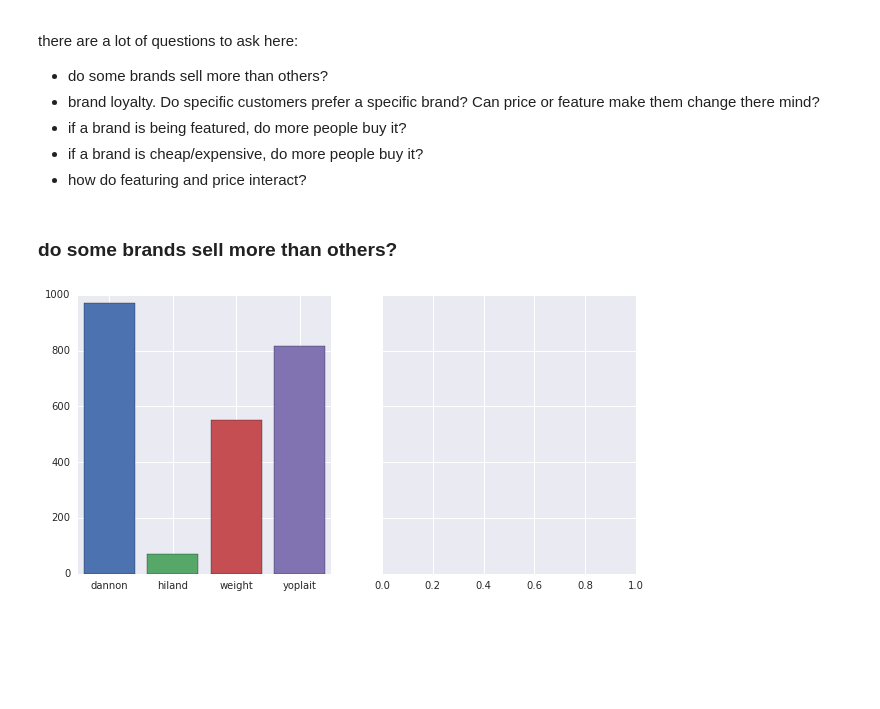
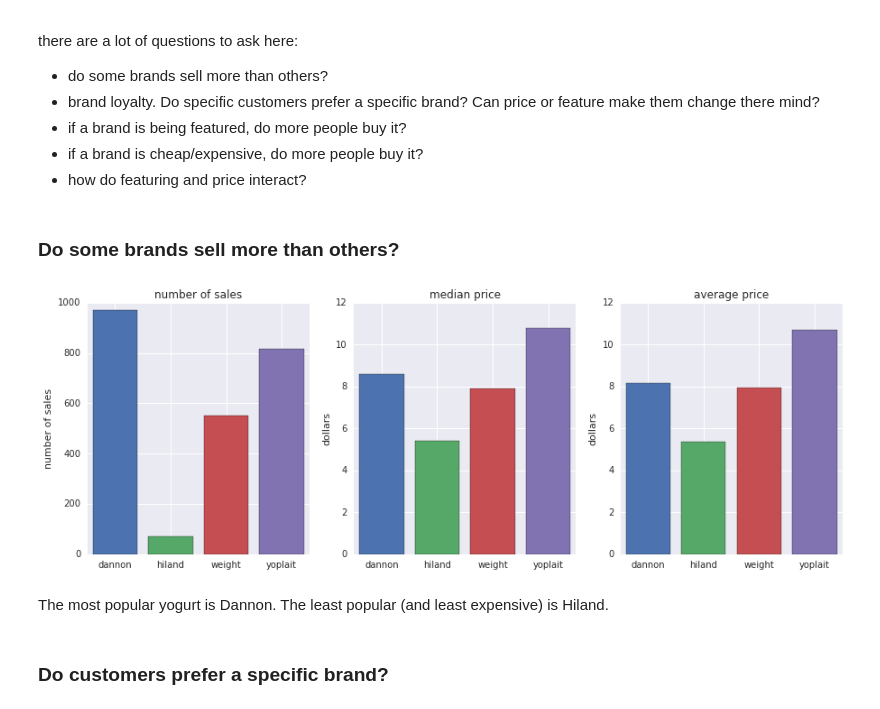
Before and after one commit to danielbarter/kaggle, a Jupyter notebook: Rdatasets/Yogurt.ipynb, the cells around one changed output. Cells and saved outputs as stored; diff of their text form; code cells hidden in the pictures; blank space fills up the shorter version.

```diff
--- a/Rdatasets/Yogurt.ipynb
+++ b/Rdatasets/Yogurt.ipynb
@@ -52,26 +67,47 @@ there are a lot of questions to ask here:
 - if a brand is cheap/expensive, do more people buy it?
 - how do featuring and price interact?
 # %% [markdown]
-### do some brands sell more than others?
+### Do some brands sell more than others?
 # %%
 x = np.transpose(np.stack(np.unique(Yogurt["choice"],return_counts=True)))
 
 brands = x[:,0].tolist()
 num_purchases = x[:,1].tolist()
 
-vg_price = np.array([Yogurt["price.dannon"].mean(),
-                      Yogurt["price.hiland"].mean(),
-                      Yogurt["price.weight"].mean(),
-                      Yogurt["price.yoplait"].mean()])
+median_price = np.array([Yogurt["price.dannon"].median(),
+                         Yogurt["price.hiland"].median(),
+                         Yogurt["price.weight"].median(),
+                         Yogurt["price.yoplait"].median()])
+
+average_price = np.array([Yogurt["price.dannon"].mean(),
+                          Yogurt["price.hiland"].mean(),
+                          Yogurt["price.weight"].mean(),
+                          Yogurt["price.yoplait"].mean()])
 
 xticks = [0,1,2,3]
 
 colors = sns.color_palette()
 
-f, ax = plt.subplots(1,2, sharey=True,figsize=(10, 5))
+f, ax = plt.subplots(1,3,figsize=(15, 5))
 ax[0].bar(xticks,num_purchases,align='center',color=colors)
 ax[0].set_xticks(xticks)
 ax[0].set_xticklabels(brands)
+ax[0].set_ylabel("number of sales")
+ax[0].set_title("number of sales")
+ax[1].bar(xticks,median_price,align='center',color=colors)
+ax[1].set_title("median price")
+ax[1].set_ylabel("dollars")
+ax[1].set_xticks(xticks)
+ax[1].set_xticklabels(brands)
+ax[2].bar(xticks,average_price,align='center',color=colors)
+ax[2].set_title("average price")
+ax[2].set_ylabel("dollars")
+ax[2].set_xticks(xticks)
+ax[2].set_xticklabels(brands)
 plt.show()
 # %% [output]
-[figure, old version]
+[figure, new version]
+# %% [markdown]
+The most popular yogurt is Dannon. The least popular (and least expensive) is Hiland.
+# %% [markdown]
+### Do customers prefer a specific brand?
```
Also changed, not shown: parts of 4 cells of this notebook.
